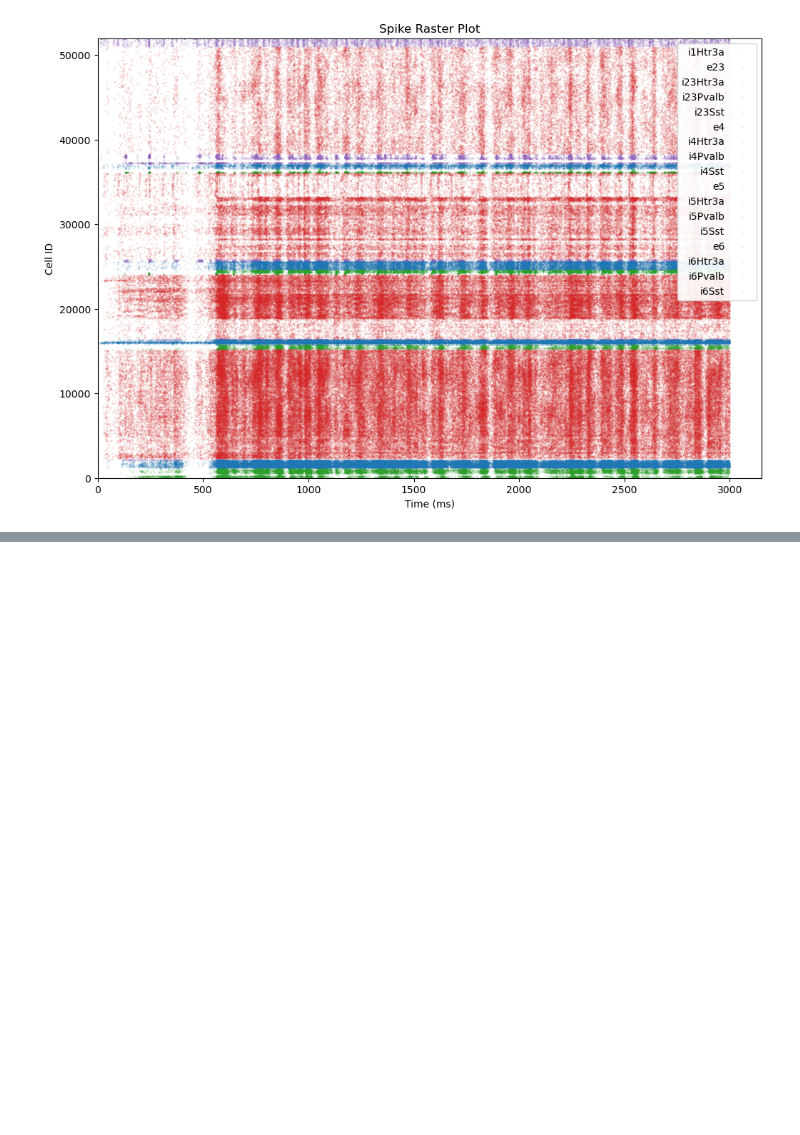
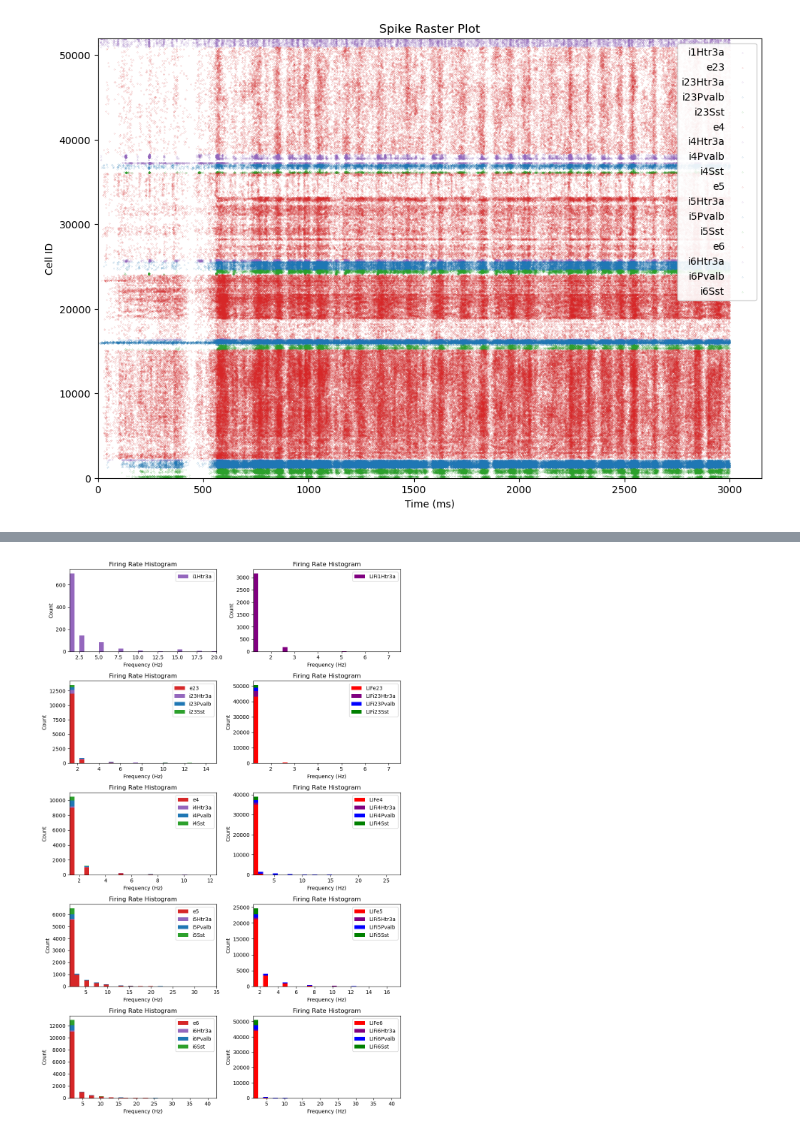
Before and after one commit to chenziao/Analyzing_Allen_V1_Model, a Jupyter notebook: spikes.ipynb, the cells around one changed output, grey strips where cells are left out. Cells and saved outputs as stored; diff of their text form; code cells hidden in the pictures; blank space fills up the shorter version.

```diff
--- a/spikes.ipynb
+++ b/spikes.ipynb
@@ -97,3 +241,16 @@ plt.show()
+# %%
+_, axs = plt.subplots(len(layers), 2, figsize=(10, 3 * len(layers)))
+for j, M in enumerate(model_types):
+    for i, L in enumerate(layers):
+        ax = axs[i, j]
+        pops = v1_pop_df.index[(v1_pop_df['layer'] == L) & (v1_pop_df['model_type'] == M)]
+        pop_fr = {p: pop_DG_frs[p] for p in pops}
+        plot.firing_rate_histogram(pop_fr, v1_pop_df.loc[pops, 'color'], bins=30, min_fr=min_fr,
+                                   logscale=False, stacked=True, ax=ax)
+plt.tight_layout()
+plt.show()
+# %% [output]
+[figure, added]
 # %%
 # node_types_df = pd.read_csv(node_types_file, sep=' ')
 # group_excludes = node_types_df.loc[node_types_df['model_type'] == 'point_process', 'pop_name'].tolist()
```
Also changed, not shown: parts of 19 cells of this notebook, 3 other files.
